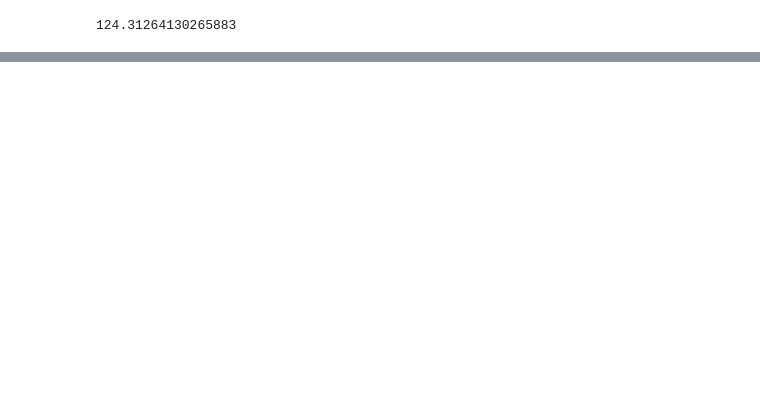
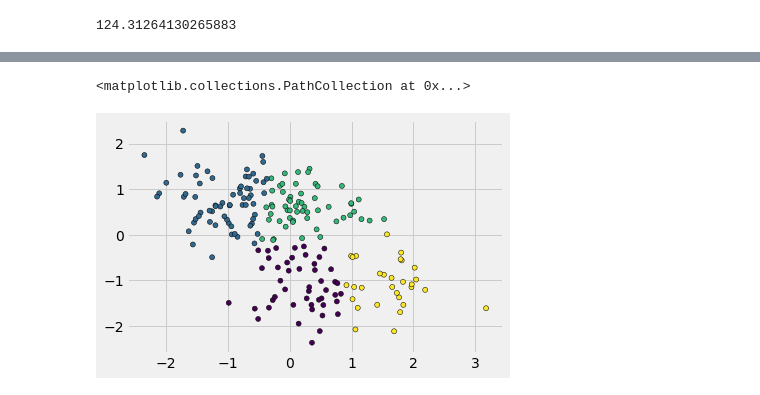
Before and after one commit to UKDataServiceOpen/ML_Workshop, a Jupyter notebook: K-Means.ipynb, the cells around one changed output, grey strips where cells are left out. Saved outputs shown, nothing was run; the diff lists cells and outputs as text; code cells hidden in the pictures; blank space fills up the shorter version.

```diff
--- a/K-Means.ipynb
+++ b/K-Means.ipynb
@@ -150,0 +279,5 @@ import pandas as pd
+# %%
+kmeans = KMeans(n_clusters=4, **kmeans_kwargs)
+kmeans.fit(scaled_features)
+
+kmeans.labels_
@@ -150,0 +295,5 @@ import pandas as pd
+# %%
+plt.scatter(scaled_features[:,0], scaled_features[:,1], marker = "o", c = kmeans.labels_, s = 25, edgecolor = "k")
+# %% [output]
+<matplotlib.collections.PathCollection at 0x...>
+[figure, added]
```
Also changed, not shown: parts of 65 cells of this notebook, 3 other files.
